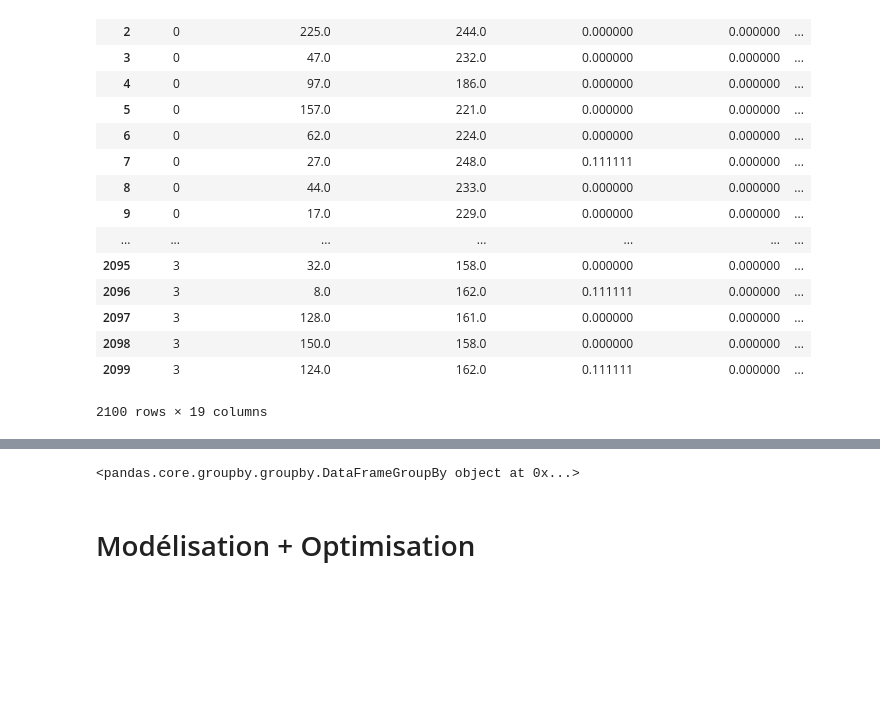
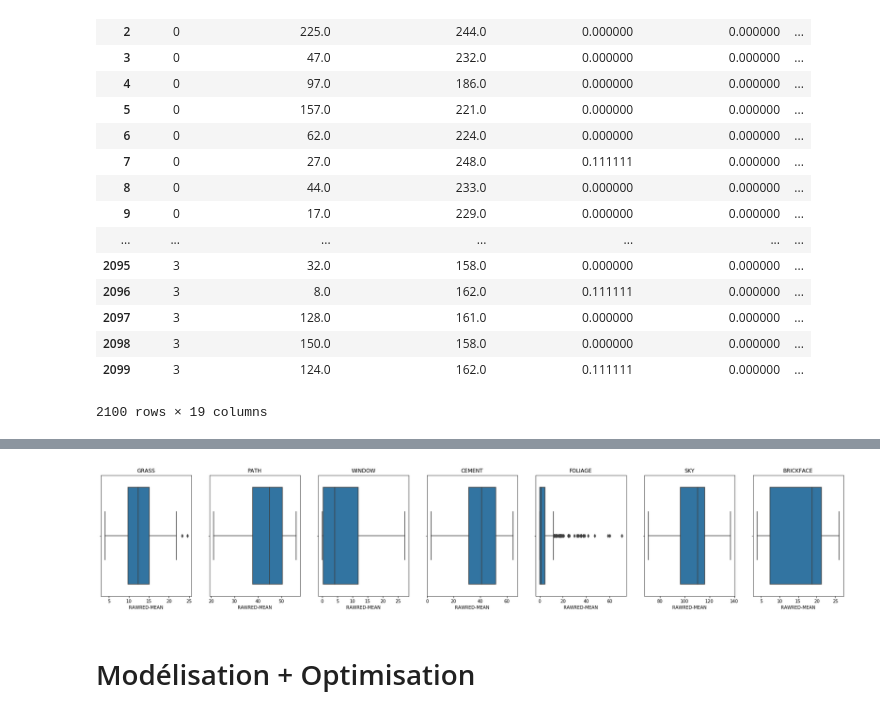
Before and after one commit to OussamaAyoub/pfda_project, a Jupyter notebook: projet_pythonanalysis_OussamaAyoub.ipynb, the cells around one changed output, grey strips where cells are left out. Cells and saved outputs as stored; diff of their text form; code cells hidden in the pictures; blank space fills up the shorter version.

```diff
--- a/projet_pythonanalysis_OussamaAyoub.ipynb
+++ b/projet_pythonanalysis_OussamaAyoub.ipynb
@@ -190,5 +191,5 @@ import seaborn as sns
 # %%
 fig, ax = plt.subplots(1,7, sharey=True,figsize=(30,5))
-for i, grp in enumerate(df.groupby(by=df.LABEL)):
-    sns.boxplot(grp[1], ax=ax[i]).set_title(""+levels)])
+for i, grp in enumerate(df.groupby(by=df.LABEL)):#boucle permettant d'afficher les boites à moustache pour une colonne sélectionner
+    sns.boxplot(grp[1]["RAWRED-MEAN"], ax=ax[i]).set_title(""+levels[grp[1]["LABEL"].unique()[0]])
 # %% [output]
@@ -196,7 +196,4 @@ SyntaxError: invalid syntax (<ipython-input-18-2b157b26b385>, line 3)
+[figure, added]
-# %%
-test=df.groupby("LABEL")
-# %% [output]
-<pandas.core.groupby.groupby.DataFrameGroupBy object at 0x...>
 # %% [markdown]
 # Modélisation + Optimisation
 # %%
```
Also changed, not shown: parts of 19 cells of this notebook, 2 other files.
